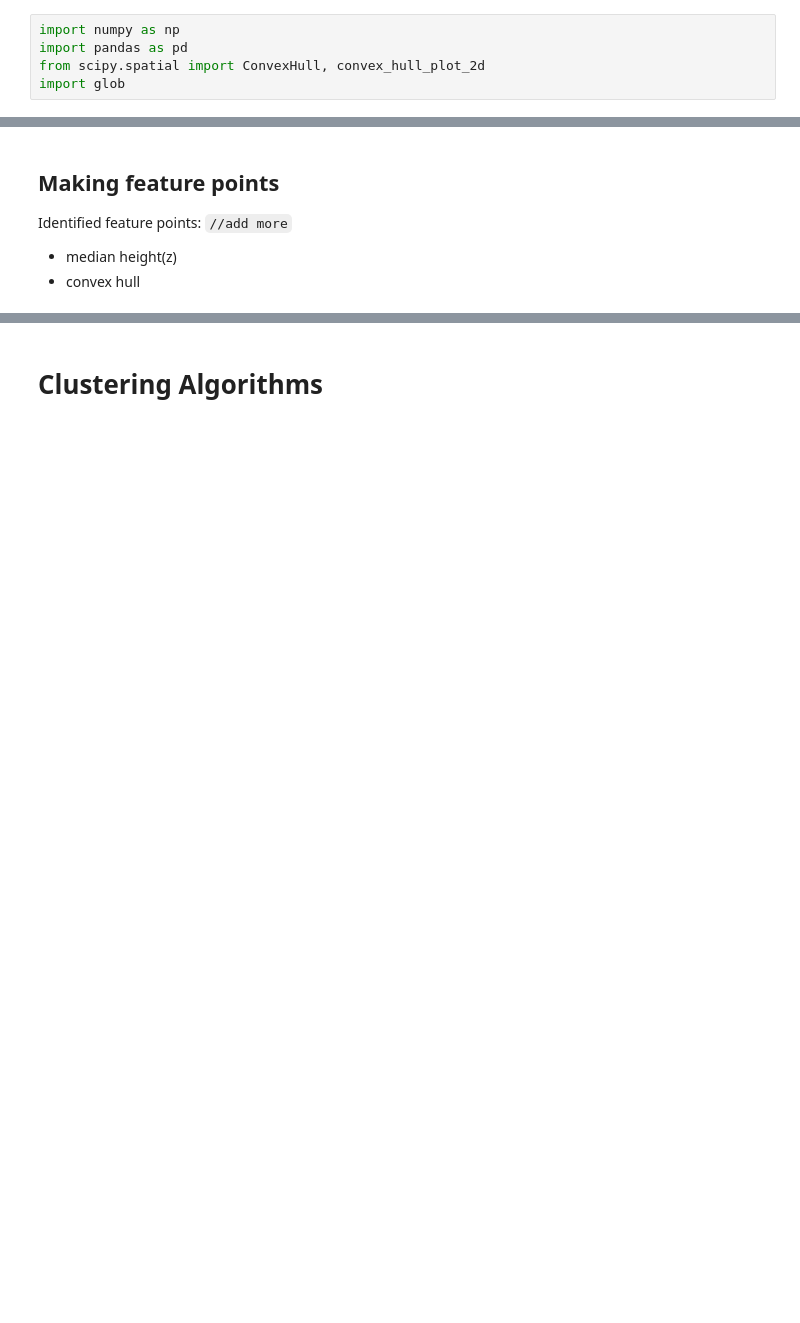
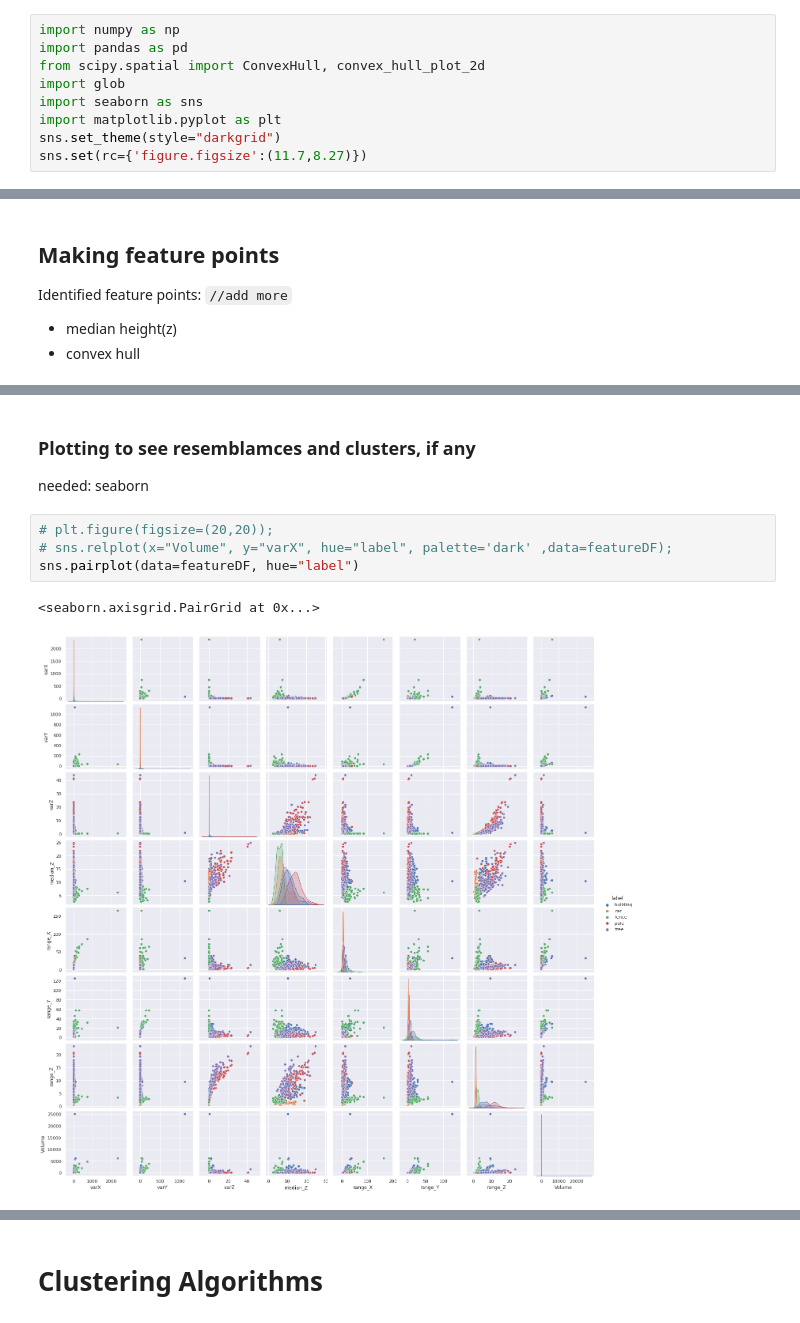
Before and after one commit to pratyush1611/GEO5017_Assignments, a Jupyter notebook: asg01.ipynb, the cells around one changed output, grey strips where cells are left out. Drawn from its saved outputs; the diff is of its cells as text; blank space fills up the shorter version.

```diff
--- a/asg01.ipynb
+++ b/asg01.ipynb
@@ -19,6 +19,10 @@ import numpy as np
 import pandas as pd
 from scipy.spatial import ConvexHull, convex_hull_plot_2d
 import glob
+import seaborn as sns
+import matplotlib.pyplot as plt
+sns.set_theme(style="darkgrid")
+sns.set(rc={'figure.figsize':(11.7,8.27)})
 # %% [markdown]
 # Reading the dataset
 
@@ -170,0 +156,10 @@ featureDF
+# %% [markdown]
+### Plotting to see resemblamces and clusters, if any
+needed: seaborn
+# %%
+# plt.figure(figsize=(20,20));
+# sns.relplot(x="Volume", y="varX", hue="label", palette='dark' ,data=featureDF);
+sns.pairplot(data=featureDF, hue="label")
+# %% [output]
+<seaborn.axisgrid.PairGrid at 0x...>
+[figure, added]
```
Also changed, not shown: parts of 8 cells of this notebook, 1 other file.
